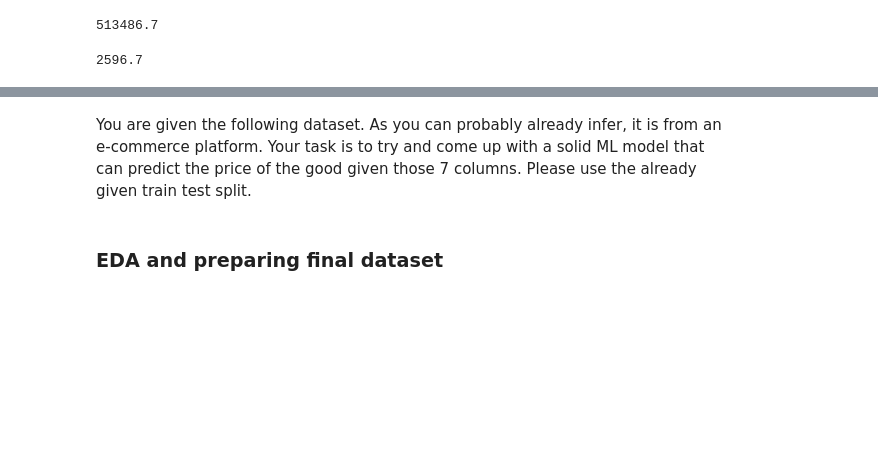
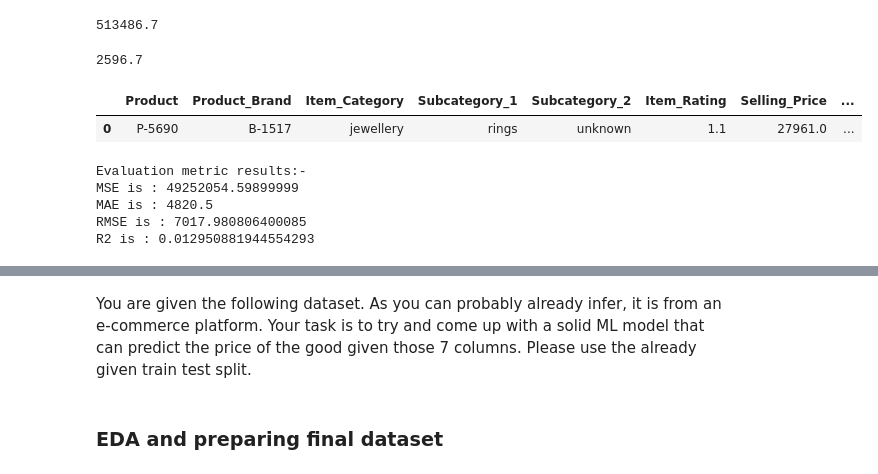
Before and after one commit to AETNA-68/Price_Forecast_Exponential-Smoothing, a Jupyter notebook: Forecasting.ipynb, the cells around one changed output, grey strips where cells are left out. Saved outputs shown, nothing was run; the diff lists cells and outputs as text; code cells hidden in the pictures; blank space fills up the shorter version.

```diff
--- a/Forecasting.ipynb
+++ b/Forecasting.ipynb
@@ -504,0 +520,13 @@ growth.round(1)
+# %%
+tst_2.head(1)
+# %% [output]
+|  | Product | Product_Brand | Item_Category | Subcategory_1 | Subcategory_2 | Item_Rating | Selling_Price | ... |
+| 0 | P-5690 | B-1517 | jewellery | rings | unknown | 1.1 | 27961.0 | ... |
+# %%
+metric_evaluation(tst_2["Selling_Price"],tst_2["Linear Forecast"])
+# %% [output]
+Evaluation metric results:-
+MSE is : 49252054.59899999
+MAE is : 4820.5
+RMSE is : 7017.980806400085
+R2 is : 0.012950881944554293
```
Also changed, not shown: parts of 6 cells of this notebook, 2 other files.
